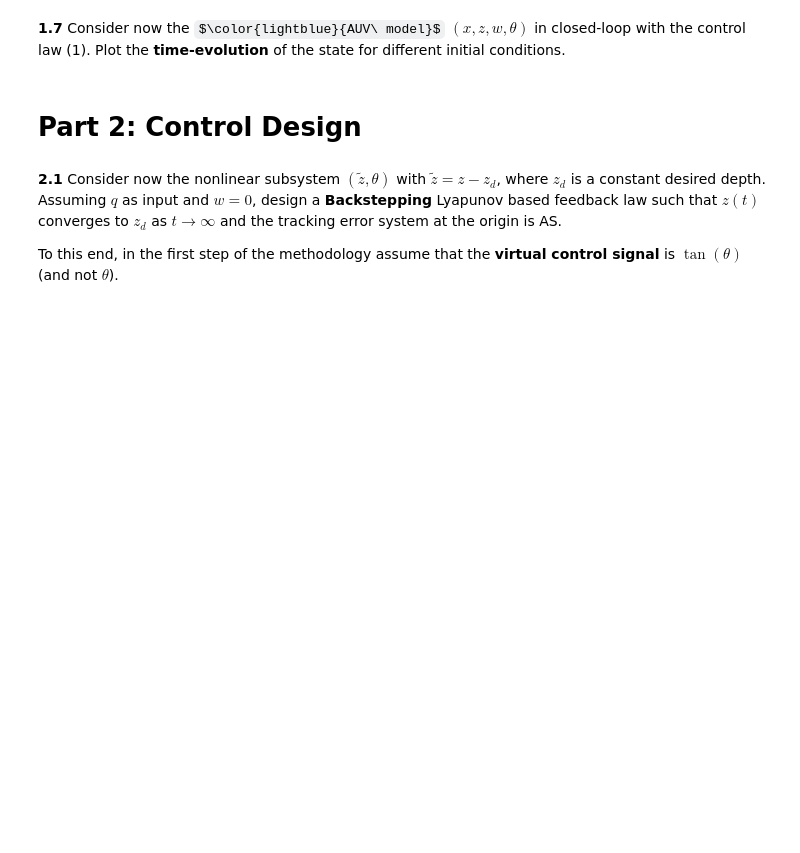
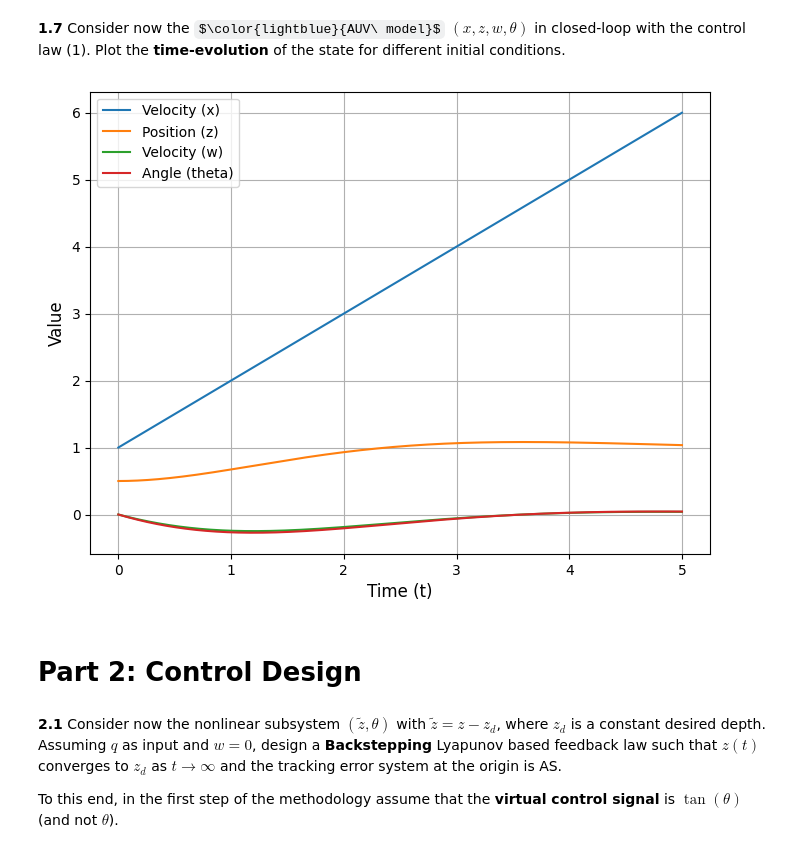
Before and after one commit to Xizesse/CO_project1, a Jupyter notebook: CO_project1.ipynb, the cells around one changed output. Cells and saved outputs as stored; diff of their text form; code cells hidden in the pictures; some formulas as TeX source; blank space fills up the shorter version.

```diff
--- a/CO_project1.ipynb
+++ b/CO_project1.ipynb
@@ -483,6 +560,53 @@ For the above item, confirm the results through simulation by plotting the **tim
 **1.7**
 Consider now the $\color{lightblue}{AUV\ model}$ $(x,z,w,\theta)$ in closed-loop with the control law (1).
 Plot the **time-evolution** of the state  for different initial conditions.
+# %%
+import numpy as np
+from scipy import integrate
+import matplotlib.pyplot as plt
+
+# parameters
+vd = 1
+d1 = -3
+d2 = -12
+m = 0.9
+k1 = 1
+k2 = 1
+Zd = 1
+
+def Sys_f(x,t):
+  x_ = x[0]
+  z = x[1]
+  w = x[2]
+  theta = x[3]
+
+  dx_dt = vd
+  dzdt = -vd*np.tan(theta)
+  dwdt =  m*(vd/np.cos(theta))* ( k1 * z - k2 * theta)
+  dthetadt =  ( k1 * z - k2 * theta)
+
+  return np.array([dx_dt,dzdt,dwdt,dthetadt])
+
+
+t_end = 5
+t = np.linspace(0,t_end,1000)
+
+x0 = np.transpose(np.array([0,-0.5, 0, 0]))
+x = integrate.odeint(Sys_f, x0, t ,full_output=False)
+
+
+fig, ax = plt.subplots(figsize=(8, 6))
+ax.plot(t, x[:, 0]+Zd, label='Velocity (x)')
+ax.plot(t, x[:, 1]+Zd, label='Position (z)')
+ax.plot(t, x[:, 2], label='Velocity (w)')
+ax.plot(t, x[:, 3], label='Angle (theta)')
+ax.set_xlabel('Time (t)', fontsize=12)
+ax.set_ylabel('Value', fontsize=12)
+ax.legend()
+ax.grid()
+plt.show()
+# %% [output]
+[figure, added]
 # %% [markdown]
 # **Part 2: Control Design**
 # %% [markdown]
```
Also changed, not shown: parts of 5 cells of this notebook.
